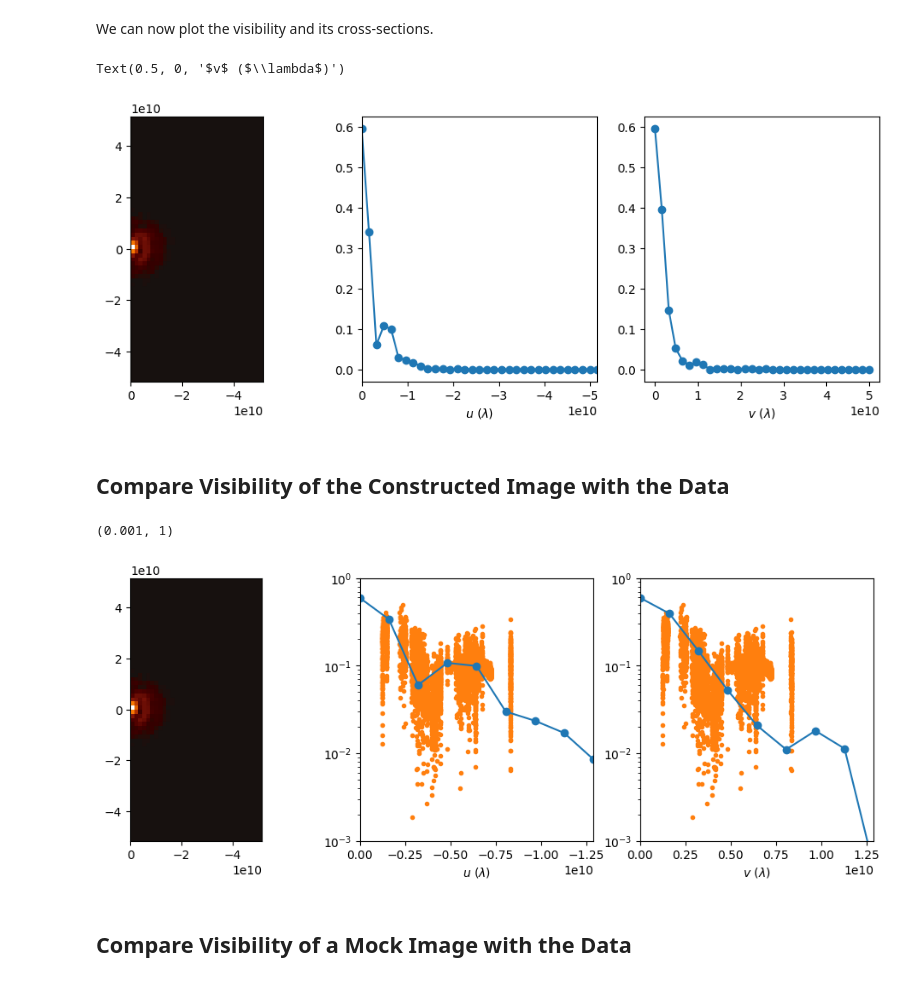
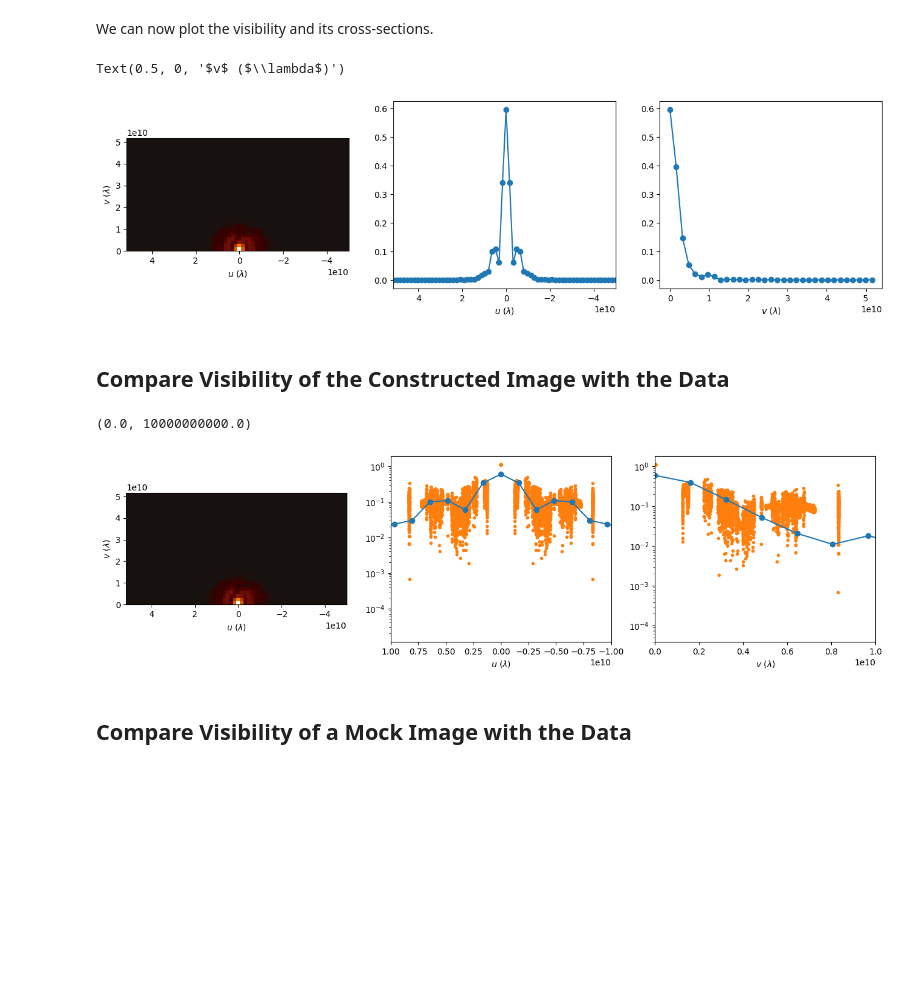
Before and after one commit to rndsrc/img, a Jupyter notebook: img.ipynb, the cells around one changed output. Drawn from its saved outputs; the diff is of its cells as text; code cells hidden in the pictures; blank space fills up the shorter version.

```diff
--- a/img.ipynb
+++ b/img.ipynb
@@ -150,9 +161,24 @@ def ifft(vis):
 # %% [markdown]
 The "pixel size" of the visibility is nothing but $1 / \mathrm{FOV}$ with $\mathrm{FOV}$ in radian.
 # %%
-vis = fft(img.I)
+class Visibility:
+    def __init__(self, img):
+        Usz = img.I.shape[-2] / img.fov1 / units.uarcsec.to(units.radian)
+        Vsz = img.I.shape[-1] / img.fov2 / units.uarcsec.to(units.radian)
 
-Usz = img.I.shape[-2] / img.fov1 / units.uarcsec.to(units.radian)
-Vsz = img.I.shape[-1] / img.fov2 / units.uarcsec.to(units.radian)
-U   = np.linspace(     0, Usz/2, endpoint=True,  num=33)
-V   = np.linspace(-Vsz/2, Vsz/2, endpoint=False, num=64)
+        self.I = fft(img.I)
+        self.u = np.linspace(-Usz/2, Usz/2, endpoint=False, num=img.I.shape[-2])
+        self.v = np.linspace(     0, Vsz/2, endpoint=True,  num=img.I.shape[-1]//2+1)
+
+def visshow(ax, vis):
+    u = vis.u
+    v = vis.v
+    ax.imshow(abs(vis.I.T), cmap='afmhot_10us', origin='lower', extent=[u[0],u[-1],v[0],v[-1]])
+    ax.set_xlabel(r'$u$ ($\lambda$)')
+    ax.set_ylabel(r'$v$ ($\lambda$)')
+    ax.set_aspect(r'equal')
+# %%
+vis = Visibility(img)
+
+fig, ax = plt.subplots(1,1)
+visshow(ax, vis)
@@ -159,20 +187,19 @@ V   = np.linspace(-Vsz/2, Vsz/2, endpoint=False, num=64)
 # %% [markdown]
 We can now plot the visibility and its cross-sections.
 # %%
-fig, axes = plt.subplots(1,3, figsize=(12,4))
+fig, axes = plt.subplots(1,3, figsize=(16,4))
 
-axes[0].imshow(abs(vis), origin='lower', cmap='afmhot_10us', extent=[0,Usz/2,-Vsz/2,Vsz/2])
-axes[0].set_aspect('equal')
+visshow(axes[0], vis)
 
-axes[1].plot(U, abs(vis[32,:]), 'o-')
+axes[1].plot(vis.u, abs(vis.I[:,0]), 'o-')
 axes[1].set_xlabel(r'$u$ ($\lambda$)')
-axes[1].set_xlim(0, Usz/2)
+axes[1].set_xlim(vis.u[0], vis.u[-1])
 
-axes[2].plot(V[32:], abs(vis[32:,0]), 'o-')
+axes[2].plot(vis.v, abs(vis.I[32,:]), 'o-')
 axes[2].set_xlabel(r'$v$ ($\lambda$)')
 # %% [output]
 Text(0.5, 0, '$v$ ($\\lambda$)')
-[figure, old version]
+[figure, new version]
 # %% [markdown]
 ## Compare Visibility of the Constructed Image with the Data
 # %%
@@ -181,25 +208,23 @@ u = np.array(df['u'])
 v = np.array(df['v'])
 d = np.sqrt(u*u + v*v)
 
-fig, axes = plt.subplots(1,3, figsize=(12,4))
+fig, axes = plt.subplots(1,3, figsize=(16,4))
 
-axes[0].imshow(abs(vis), origin='lower', cmap='afmhot_10us', extent=[0,Usz/2,-Vsz/2,Vsz/2])
-axes[0].set_aspect('equal')
+visshow(axes[0], vis)
 
-axes[1].semilogy(U, abs(vis[32,:]), 'o-')
+axes[1].semilogy(vis.u, abs(vis.I[:,0]), 'o-')
 axes[1].scatter(-d, a, marker='.', color='C1')
+axes[1].scatter( d, a, marker='.', color='C1')
 axes[1].set_xlabel(r'$u$ ($\lambda$)')
-axes[1].set_xlim(0, Usz/8)
-axes[1].set_ylim(1e-3, 1)
+axes[1].set_xlim(1e10, -1e10)
 
-axes[2].semilogy(V[32:], abs(vis[32:,0]), 'o-')
+axes[2].semilogy(vis.v, abs(vis.I[32,:]), 'o-')
 axes[2].scatter(d, a, marker='.', color='C1')
 axes[2].set_xlabel(r'$v$ ($\lambda$)')
-axes[2].set_xlim(0, Vsz/8)
-axes[2].set_ylim(1e-3, 1)
+axes[2].set_xlim(0, 1e10)
 # %% [output]
-(0.001, 1)
+(0.0, 10000000000.0)
-[figure, old version]
+[figure, new version]
 # %% [markdown]
 ## Compare Visibility of a Mock Image with the Data
 # %%
```
Also changed, not shown: parts of 6 cells of this notebook.
